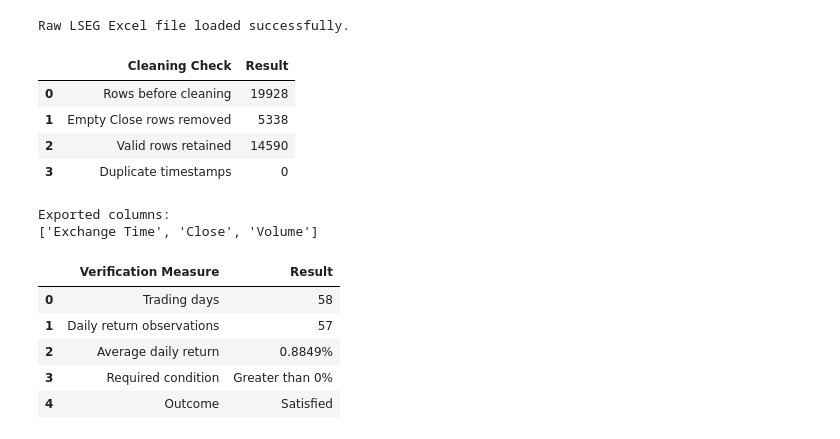
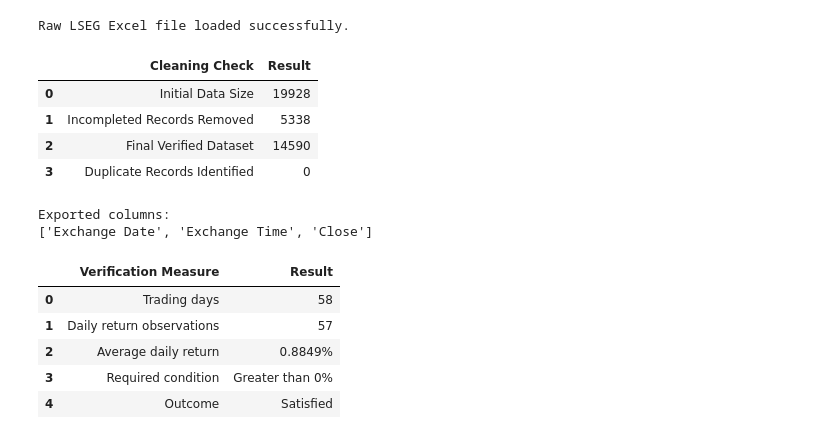
Before and after one commit to HudsonK86/Assignment, a Jupyter notebook: MI_Technovation_RBA_Analysis.ipynb, the cells around one changed output. Saved outputs shown, nothing was run; the diff lists cells and outputs as text; code cells hidden in the pictures.

```diff
--- a/MI_Technovation_RBA_Analysis.ipynb
+++ b/MI_Technovation_RBA_Analysis.ipynb
@@ -63,48 +63,53 @@ duplicate_count = clean["Timestamp"].duplicated().sum()
 
 cleaning_summary = pd.DataFrame({
     "Cleaning Check": [
-        "Rows before cleaning",
-        "Empty Close rows removed",
-        "Valid rows retained",
-        "Duplicate timestamps"
+        "Initial Data Size",
+        "Incompleted Records Removed",
+        "Final Verified Dataset",
+        "Duplicate Records Identified"
     ],
     "Result": [
         rows_before,
         empty_close,
         len(clean),
         duplicate_count
     ]
 })
 
 display(cleaning_summary)
 
 # Export the cleaned dataset using the column names required by FINBERT
 
 clean_for_finbert = clean[
     ["Timestamp", "Close", "Volume"]
 ].copy()
 
 clean_for_finbert.rename(
     columns={"Timestamp": "Exchange Time"},
     inplace=True
 )
 
 FINBERT_FILE = Path("MI_Technovation_Cleaned.xlsx")
 clean_for_finbert.to_excel(
     FINBERT_FILE,
     index=False
 )
 
+# Split datetime → Exchange Date + Exchange Time, drop Volume
+clean_for_finbert["Exchange Date"] = clean_for_finbert["Exchange Time"].dt.normalize()
+clean_for_finbert["Exchange Time"] = clean_for_finbert["Exchange Time"].dt.time
+clean_for_finbert = clean_for_finbert[["Exchange Date", "Exchange Time", "Close"]]
+
 print("Exported columns:")
 print(clean_for_finbert.columns.tolist())
 # %% [output]
 |  | Cleaning Check | Result |
-| 0 | Rows before cleaning | 19928 |
-| 1 | Empty Close rows removed | 5338 |
-| 2 | Valid rows retained | 14590 |
-| 3 | Duplicate timestamps | 0 |
+| 0 | Initial Data Size | 19928 |
+| 1 | Incompleted Records Removed | 5338 |
+| 2 | Final Verified Dataset | 14590 |
+| 3 | Duplicate Records Identified | 0 |
 Exported columns:
-['Exchange Time', 'Close', 'Volume']
+['Exchange Date', 'Exchange Time', 'Close']
 # %%
 # Stage 3: Positive average daily return verification
 
```
Also changed, not shown: parts of 1 cell of this notebook, 3 other files.
